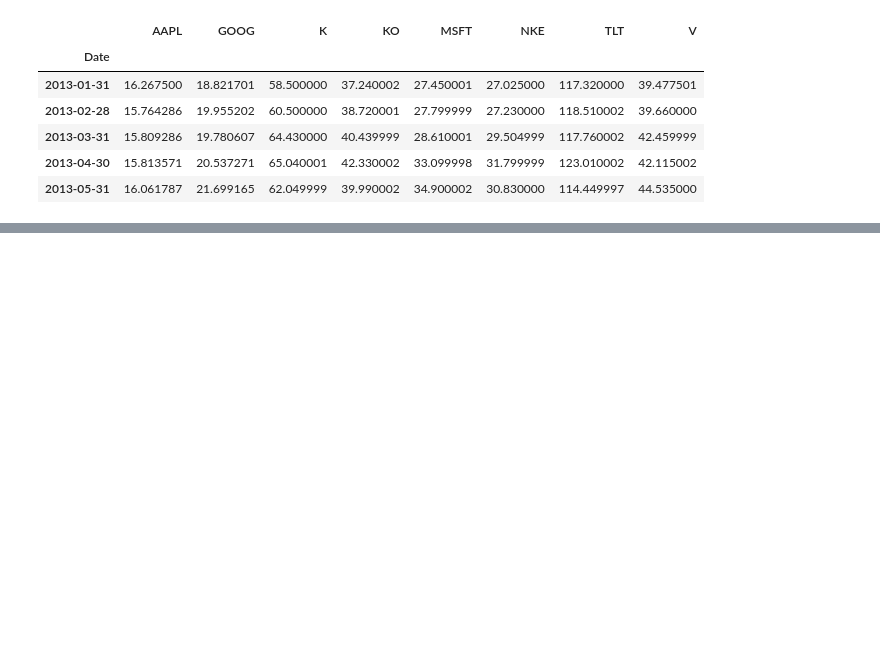
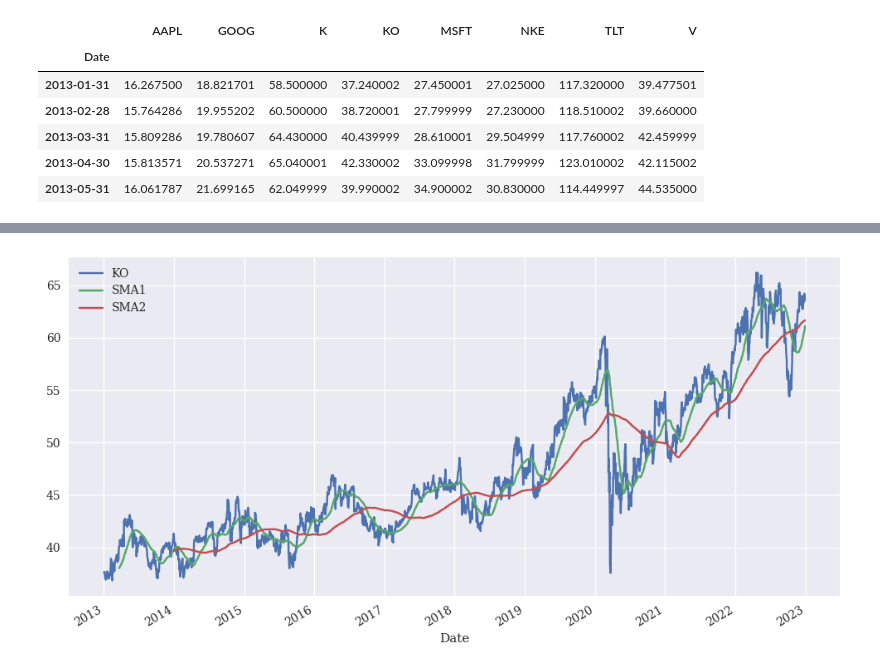
Before and after one commit to MartinKasak/Python_Finance_Numpy_Pandas, a Jupyter notebook: Python Finance.ipynb, the cells around one changed output, grey strips where cells are left out. Cells and saved outputs as stored; diff of their text form; code cells hidden in the pictures; blank space fills up the shorter version.

```diff
--- a/Python Finance.ipynb
+++ b/Python Finance.ipynb
@@ -177,0 +215,5 @@ df_multiple_symbols.resample('1m', label='right').last().head()
+# %%
+#võtame keskmised liikuvad keskmised 55 päeva ja 252 päeva
+df_multiple_symbols['SMA1'] = df_multiple_symbols[sym].rolling(window=55).mean()
+df_multiple_symbols['SMA2'] = df_multiple_symbols[sym].rolling(window=252).mean()
+df_multiple_symbols[[sym, 'SMA1', 'SMA2']].tail()
@@ -177,0 +228,5 @@ df_multiple_symbols.resample('1m', label='right').last().head()
+# %%
+#toome graafikuna välja
+df_multiple_symbols[[sym, 'SMA1', 'SMA2']].plot(figsize=(12, 6));
+# %% [output]
+[figure, added]
```
Also changed, not shown: parts of 10 cells of this notebook.
